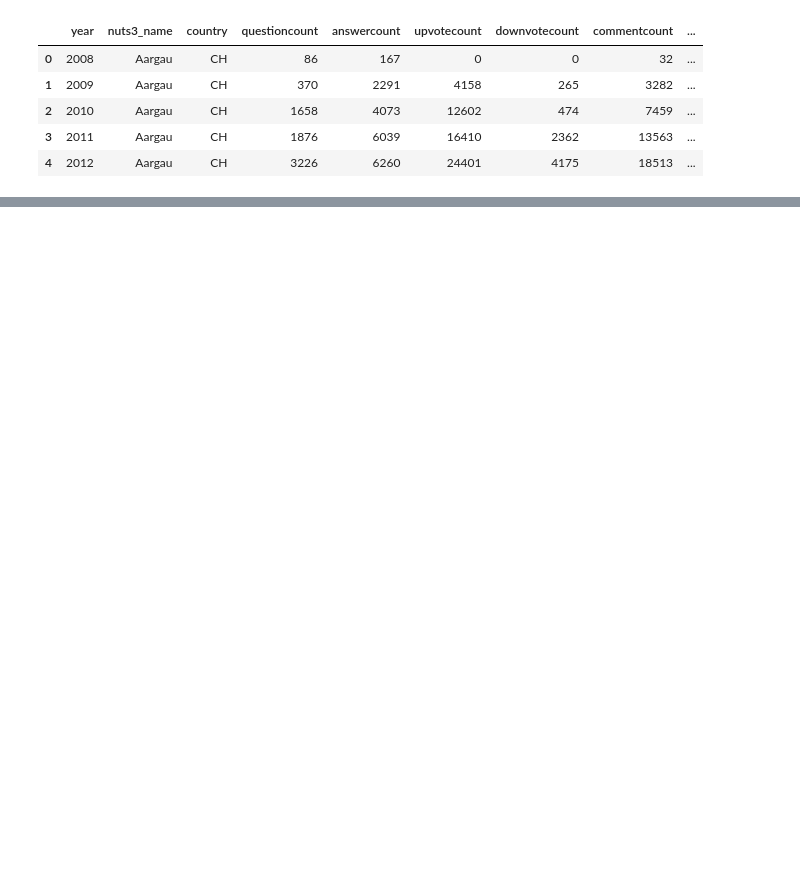
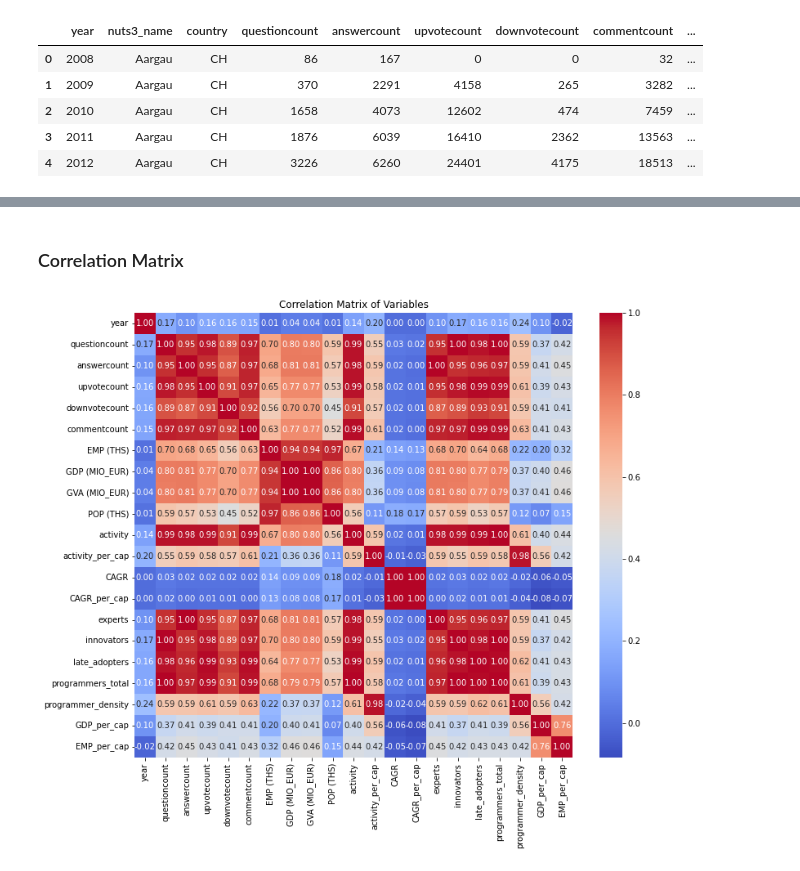
Before and after one commit to carferrom/Nova-SBE-Field-Lab, a Jupyter notebook: modeling_Nils.ipynb, the cells around one changed output, grey strips where cells are left out. Saved outputs shown, nothing was run; the diff lists cells and outputs as text; code cells hidden in the pictures; blank space fills up the shorter version.

```diff
--- a/modeling_Nils.ipynb
+++ b/modeling_Nils.ipynb
@@ -429,0 +451,3 @@ df.head()
+# %%
+df['activity_per_cap'] = df['activity'] / (df['POP (THS)'] * 1000)
+df.head()
@@ -429,0 +539,18 @@ df.head()
+# %%
+# Defining number of programmers in each region based on the assumption made
+weeks_in_year = 52
+months_in_year = 12
+
+# Experts in Region
+df["experts"] = (df["answercount"] / (weeks_in_year*2))
+
+# Innovators in Region
+df["innovators"] = df["questioncount"] / months_in_year
+
+# Late Adopters in Region
+df["late_adopters"] = ((df["upvotecount"] +  df["downvotecount"] + df["commentcount"])/ (months_in_year*15))
+
+# Sum up all Developers
+df["programmers_total"] = df["experts"] + df["innovators"] + df["late_adopters"]
+
+df.head()
@@ -429,0 +567,3 @@ df.head()
+# %%
+df['programmer_density'] = df["programmers_total"] / (df['POP (THS)'] * 1000)
+df.head()
@@ -429,0 +580,5 @@ df.head()
+# %%
+df['GDP_per_cap'] = (df["GDP (MIO_EUR)"]* 1000000) / (df['POP (THS)'] * 1000)
+df['EMP_per_cap'] = (df["EMP (THS)"]* 1000) / (df['POP (THS)'] * 1000)
+
+df.head()
@@ -429,0 +616,13 @@ df.head()
+# %% [markdown]
+### Correlation Matrix
+# %%
+# Calculate the correlation matrix
+correlation_matrix = df.corr()
+
+# Plotting the correlation matrix
+plt.figure(figsize=(12, 10))
+sns.heatmap(correlation_matrix, annot=True, fmt='.2f', cmap='coolwarm')
+plt.title("Correlation Matrix of Variables")
+plt.show()
+# %% [output]
+[figure, added]
```
Also changed, not shown: parts of 43 cells of this notebook, 2 other files.
